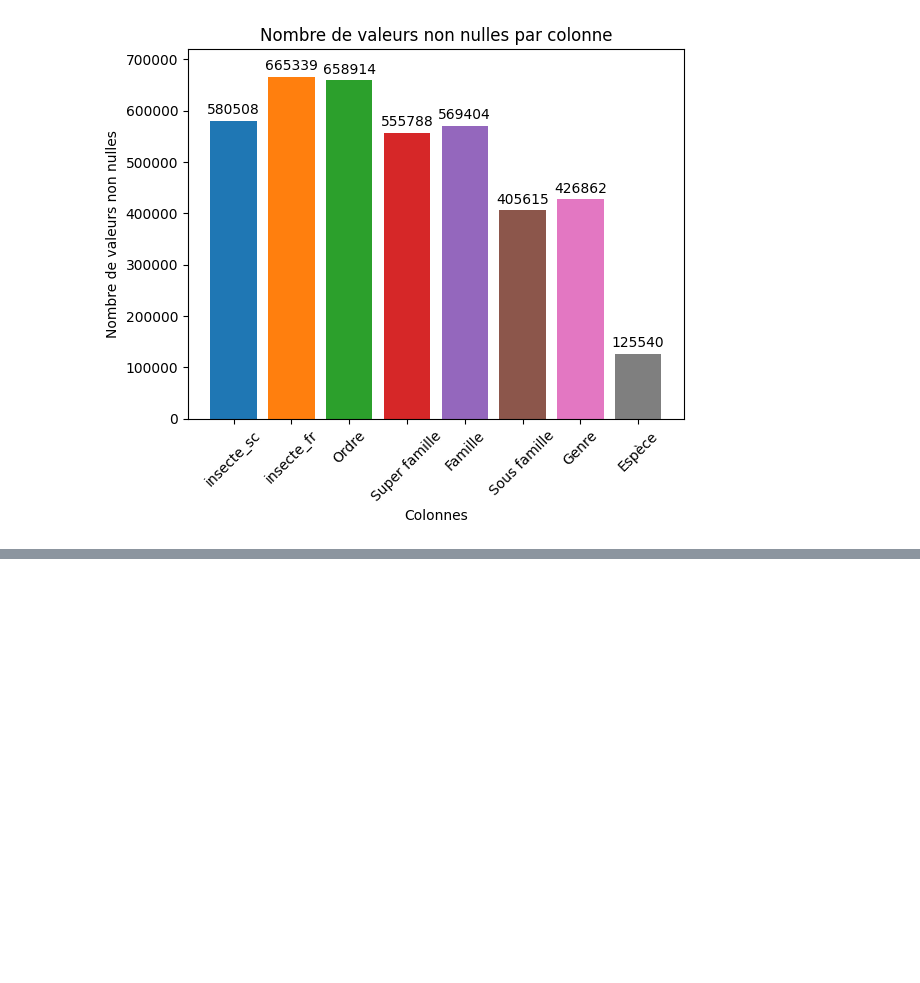
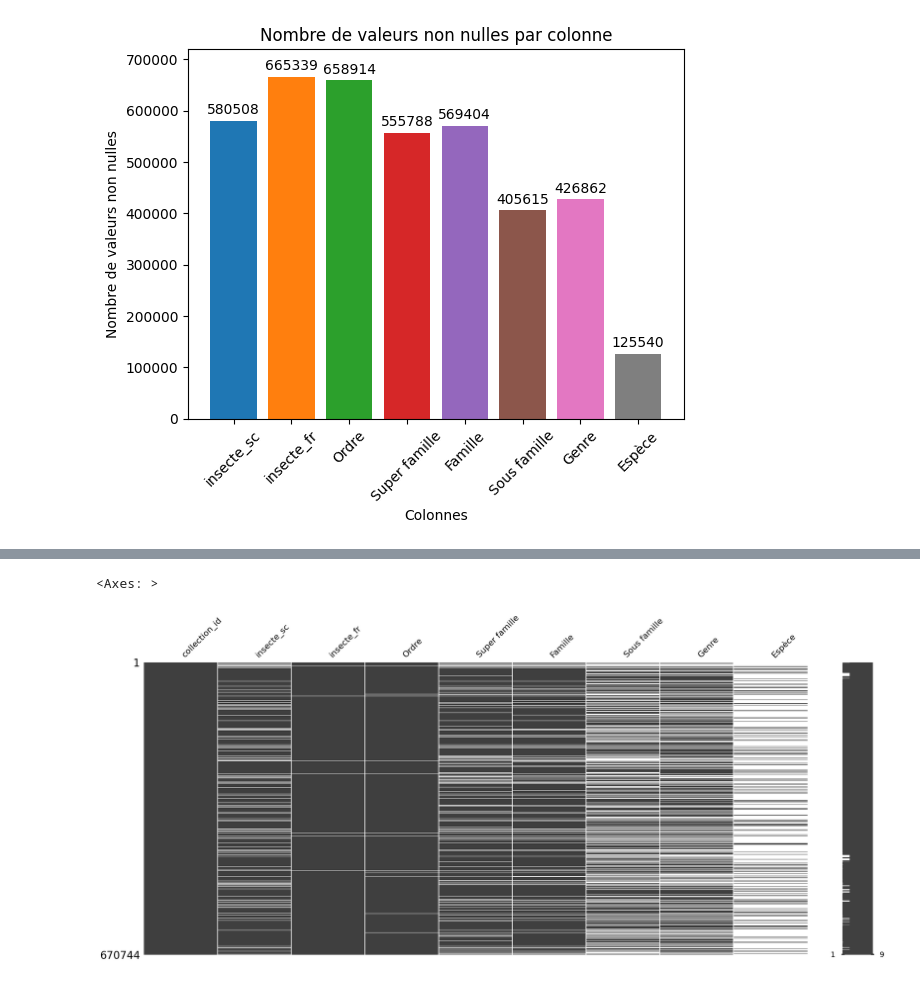
Before and after one commit to juldpnt/fil-rouge-pollinisateurs, a Jupyter notebook: notebooks/insect_classification.ipynb, the cells around one changed output, grey strips where cells are left out. Saved outputs shown, nothing was run; the diff lists cells and outputs as text; code cells hidden in the pictures; blank space fills up the shorter version.

```diff
--- a/notebooks/insect_classification.ipynb
+++ b/notebooks/insect_classification.ipynb
@@ -691,0 +694,7 @@ plt.show()
+# %%
+import missingno as msno
+
+msno.matrix(merged_df)
+# %% [output]
+<Axes: >
+[figure, added]
```
Also changed, not shown: parts of 7 cells of this notebook.
